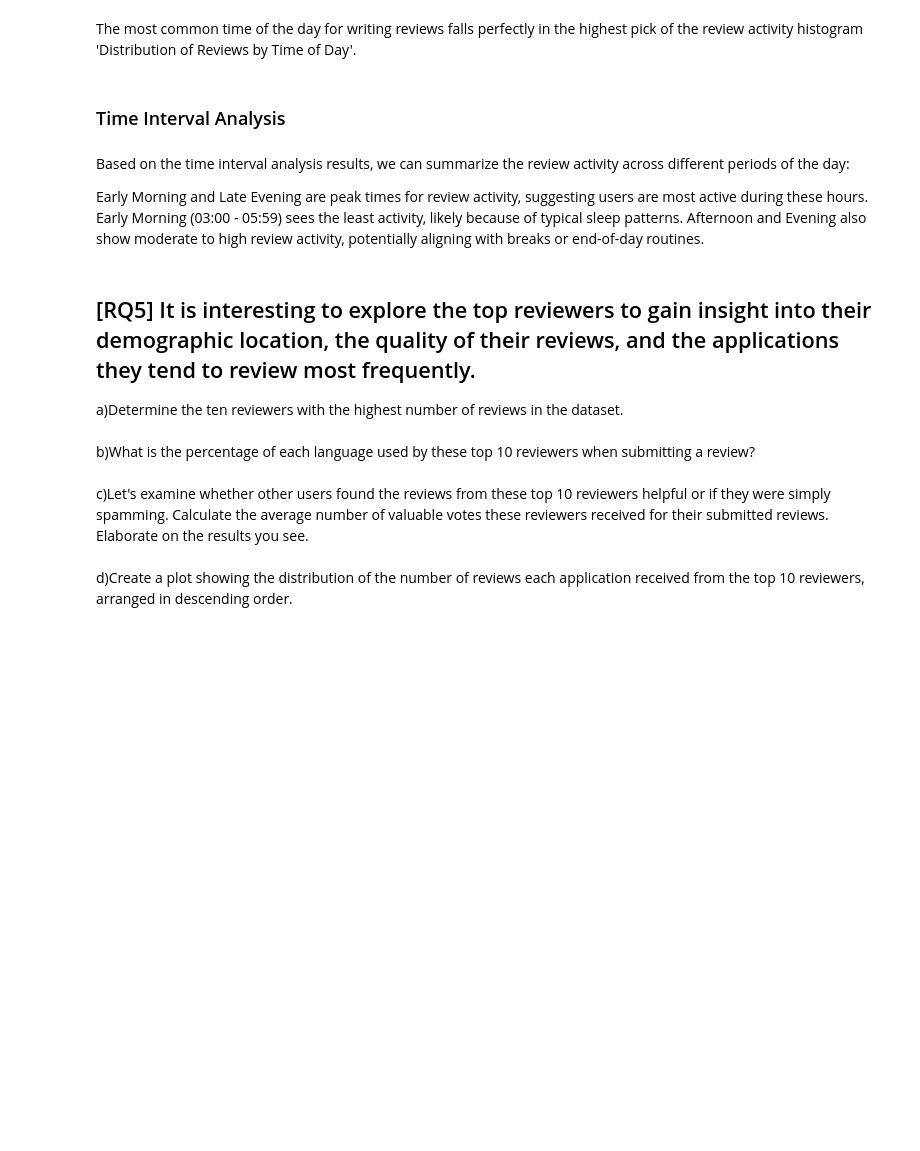
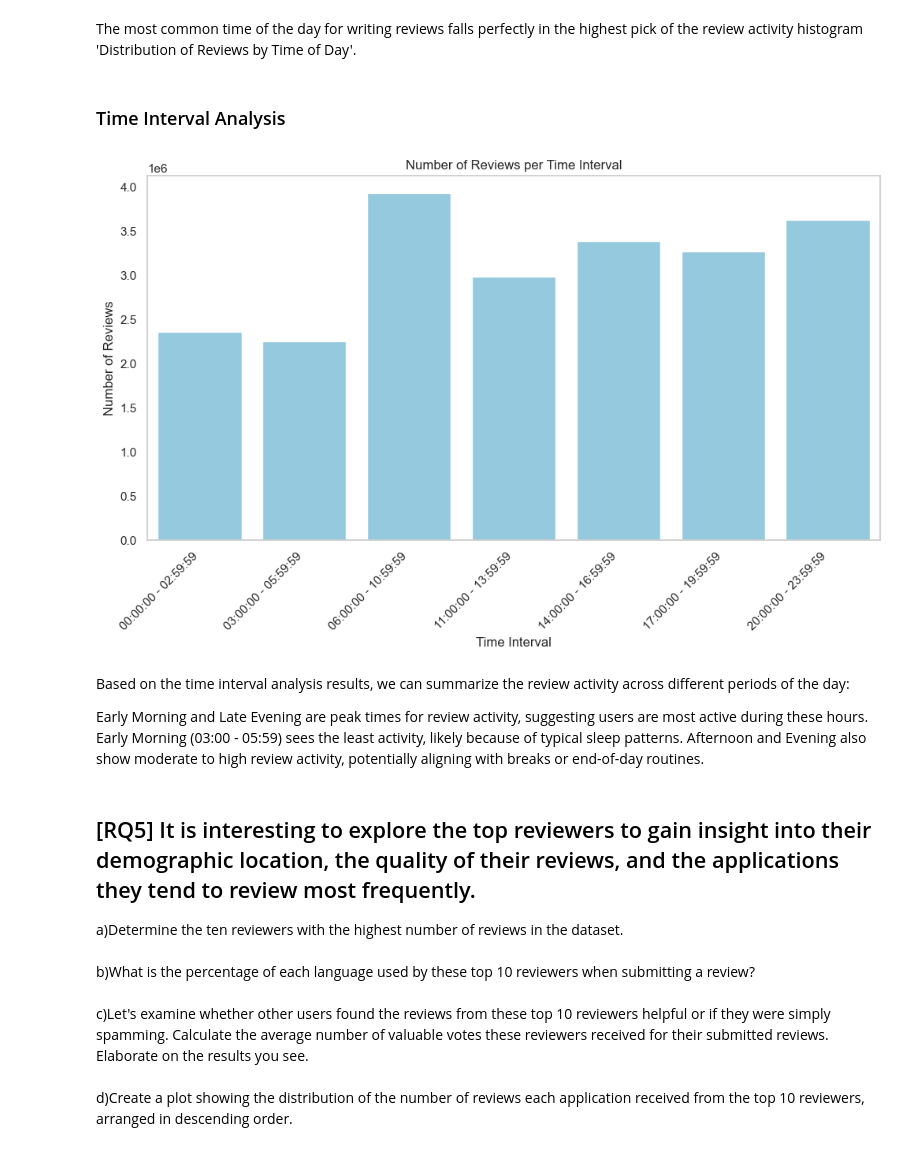
Before and after one commit to yaraoyoussef/ADM-HW2, a Jupyter notebook: main.ipynb, the cells around one changed output. Saved outputs shown, nothing was run; the diff lists cells and outputs as text; code cells hidden in the pictures; blank space fills up the shorter version.

```diff
--- a/main.ipynb
+++ b/main.ipynb
@@ -639,6 +729,8 @@ The most common time of the day for writing reviews falls perfectly in the highe
 ### Time Interval Analysis
 # %%
 # defining a function which takes a list of time intervals and plots the number of reviews for each interval
+
+df['review_time'] = df['date_time'].dt.time
 
 def reviews_per_interval(time_intervals):
 
@@ -661,7 +753,7 @@ def reviews_per_interval(time_intervals):
 
     plt.figure(figsize = (12, 6))
     sns.barplot(data = out_df, x='Time Interval', y ='Number of Reviews', color = 'skyblue')
-    plt.xticks(rotation = 45)
+    plt.xticks(rotation = 45, ha='right')
     plt.xlabel('Time Interval')
     plt.ylabel('Number of Reviews')
     plt.title('Number of Reviews per Time Interval')
@@ -670,10 +762,13 @@ def reviews_per_interval(time_intervals):
 # %%
 #testing the function on the  given input list of time intervals
 
-input_list = [['00:00:00','02:59:59'],['03:00:00','05:59:59'],['06:00:00','10:59:59'],
-['11:00:00','13:59:59'],['14:00:00','16:59:59'],['17:00:00','19:59:59'],['20:00:00','23:59:59']]
+#input_list = [['00:00:00','02:59:59'],['03:00:00','05:59:59'],['06:00:00','10:59:59'],
+#['11:00:00','13:59:59'],['14:00:00','16:59:59'],['17:00:00','19:59:59'],['20:00:00','23:59:59']]
 
-reviews_per_interval(input_list)
+reviews_per_interval([['00:00:00','02:59:59'],['03:00:00','05:59:59'],['06:00:00','10:59:59'],
+['11:00:00','13:59:59'],['14:00:00','16:59:59'],['17:00:00','19:59:59'],['20:00:00','23:59:59']])
+# %% [output]
+[figure, added]
 # %% [markdown]
 Based on the time interval analysis results, we can summarize the review activity across different periods of the day:
 
```
Also changed, not shown: parts of 16 cells of this notebook.
